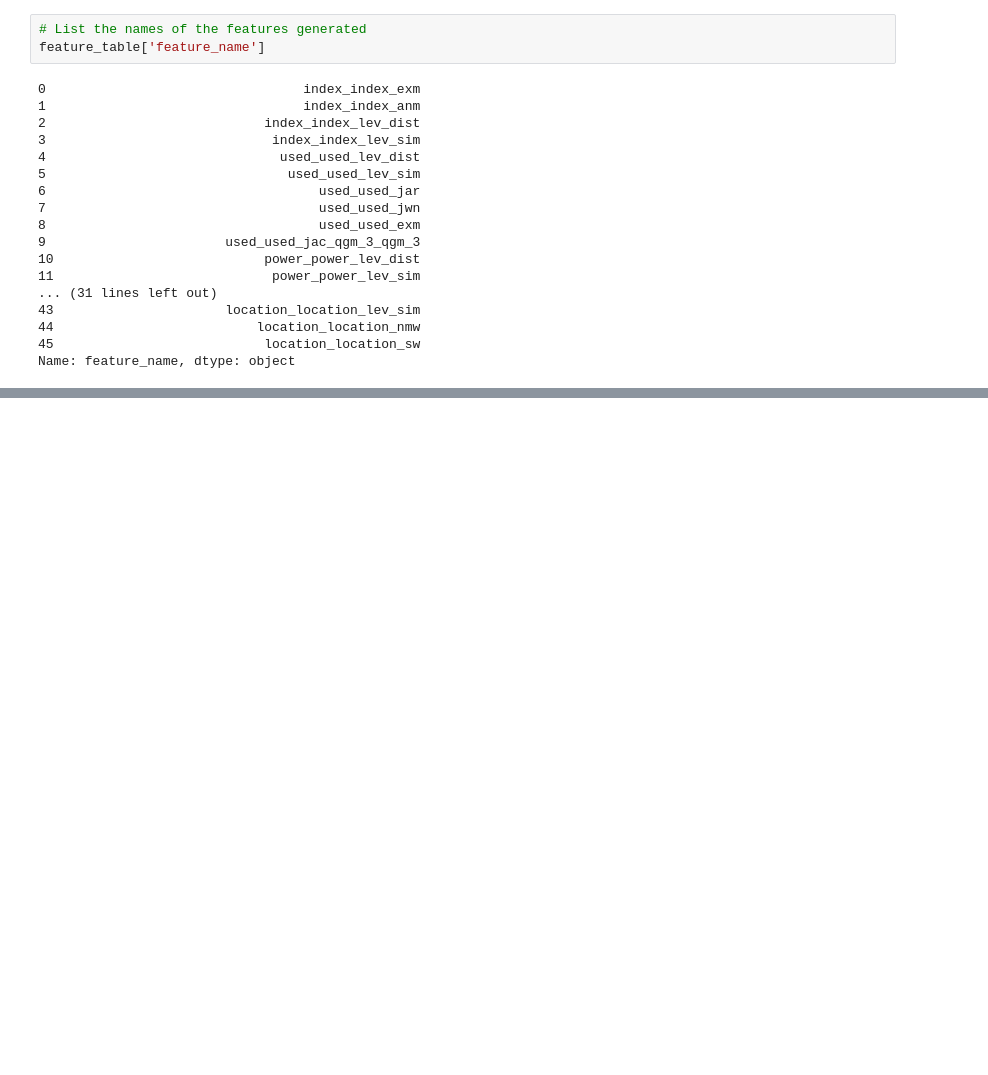
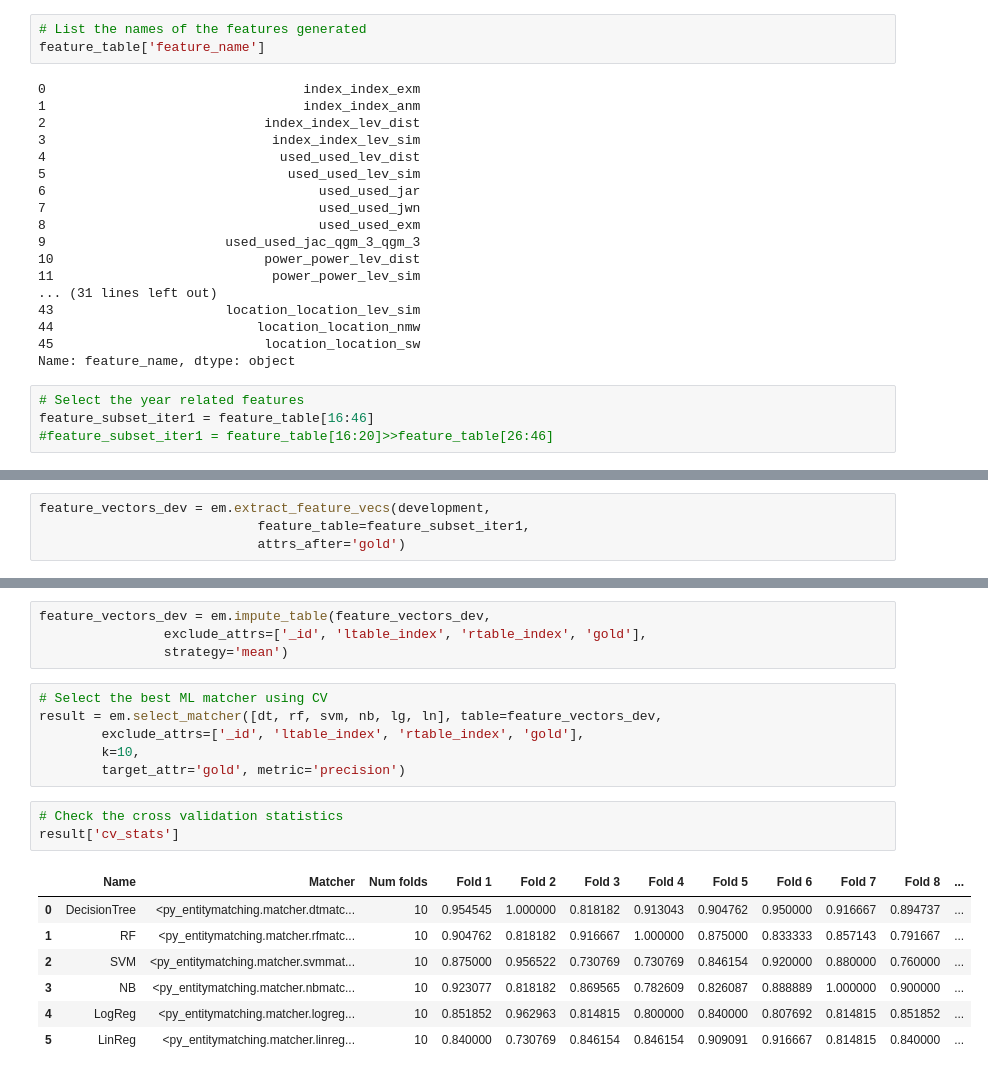
Before and after one commit to Secrets-Seep-Pie/bigDataPirates, a Jupyter notebook: blockered.ipynb, the cells around one changed output, grey strips where cells are left out. Cells and saved outputs as stored; diff of their text form; blank space fills up the shorter version.

```diff
--- a/blockered.ipynb
+++ b/blockered.ipynb
@@ -305,3 +307,7 @@ feature_table['feature_name']
 44                          location_location_nmw
 45                           location_location_sw
 Name: feature_name, dtype: object
+# %%
+# Select the year related features
+feature_subset_iter1 = feature_table[16:46]
+#feature_subset_iter1 = feature_table[16:20]>>feature_table[26:46]
@@ -307,0 +334,4 @@ Name: feature_name, dtype: object
+# %%
+feature_vectors_dev = em.extract_feature_vecs(development,
+                            feature_table=feature_subset_iter1,
+                            attrs_after='gold')
@@ -307,0 +354,21 @@ Name: feature_name, dtype: object
+# %%
+feature_vectors_dev = em.impute_table(feature_vectors_dev,
+                exclude_attrs=['_id', 'ltable_index', 'rtable_index', 'gold'],
+                strategy='mean')
+# %%
+# Select the best ML matcher using CV
+result = em.select_matcher([dt, rf, svm, nb, lg, ln], table=feature_vectors_dev,
+        exclude_attrs=['_id', 'ltable_index', 'rtable_index', 'gold'],
+        k=10,
+        target_attr='gold', metric='precision')
+# %%
+# Check the cross validation statistics
+result['cv_stats']
+# %% [output]
+|  | Name | Matcher | Num folds | Fold 1 | Fold 2 | Fold 3 | Fold 4 | Fold 5 | Fold 6 | Fold 7 | Fold 8 | ... |
+| 0 | DecisionTree | <py_entitymatching.matcher.dtmatc... | 10 | 0.954545 | 1.000000 | 0.818182 | 0.913043 | 0.904762 | 0.950000 | 0.916667 | 0.894737 | ... |
+| 1 | RF | <py_entitymatching.matcher.rfmatc... | 10 | 0.904762 | 0.818182 | 0.916667 | 1.000000 | 0.875000 | 0.833333 | 0.857143 | 0.791667 | ... |
+| 2 | SVM | <py_entitymatching.matcher.svmmat... | 10 | 0.875000 | 0.956522 | 0.730769 | 0.730769 | 0.846154 | 0.920000 | 0.880000 | 0.760000 | ... |
+| 3 | NB | <py_entitymatching.matcher.nbmatc... | 10 | 0.923077 | 0.818182 | 0.869565 | 0.782609 | 0.826087 | 0.888889 | 1.000000 | 0.900000 | ... |
+| 4 | LogReg | <py_entitymatching.matcher.logreg... | 10 | 0.851852 | 0.962963 | 0.814815 | 0.800000 | 0.840000 | 0.807692 | 0.814815 | 0.851852 | ... |
+| 5 | LinReg | <py_entitymatching.matcher.linreg... | 10 | 0.840000 | 0.730769 | 0.846154 | 0.846154 | 0.909091 | 0.916667 | 0.814815 | 0.840000 | ... |
```
Also changed, not shown: parts of 5 cells of this notebook.
